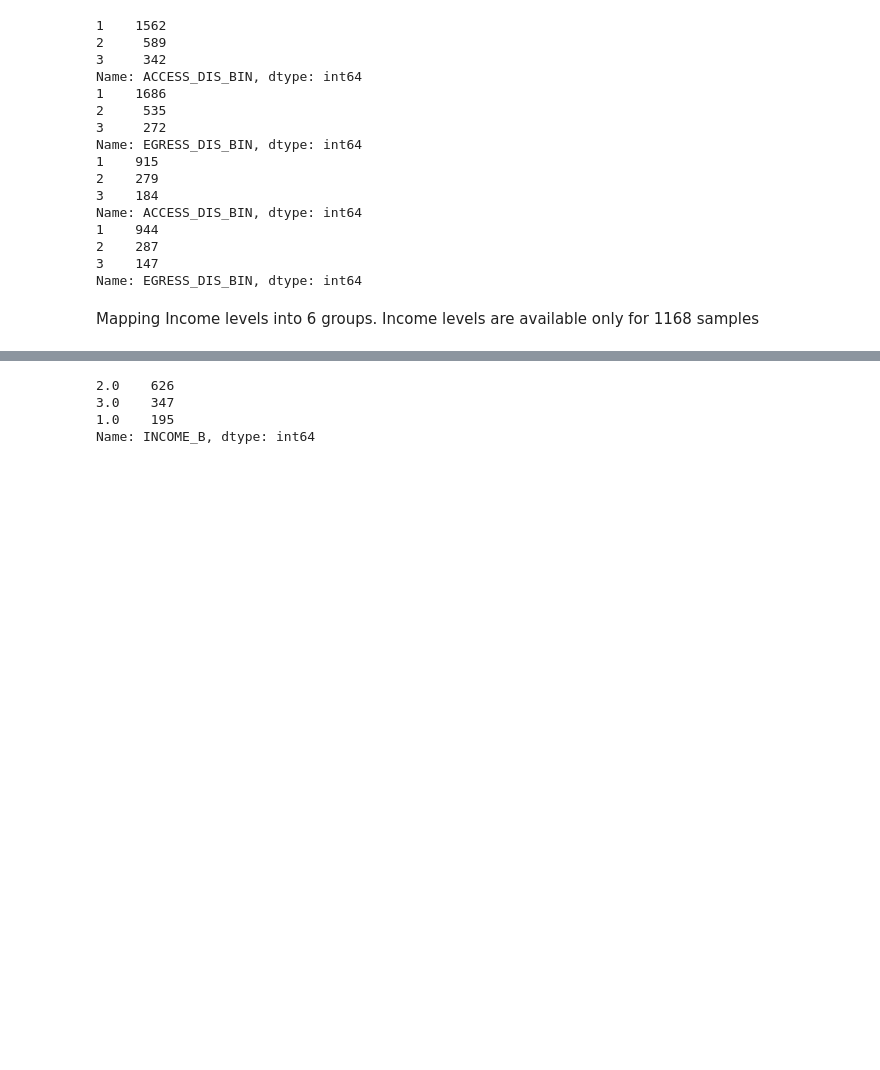
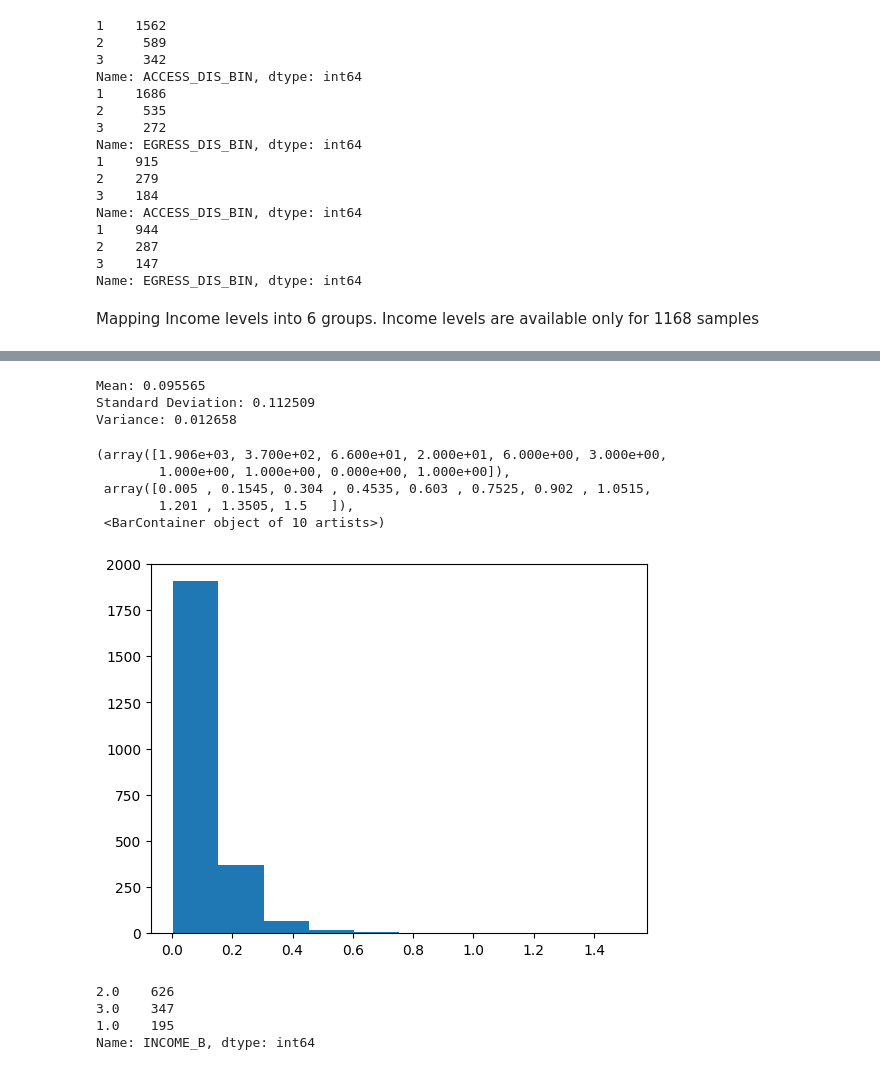
Before and after one commit to Gavaskar24/Metro, a Jupyter notebook: EDA.ipynb, the cells around one changed output, grey strips where cells are left out. Saved outputs shown, nothing was run; the diff lists cells and outputs as text; code cells hidden in the pictures; blank space fills up the shorter version.

```diff
--- a/EDA.ipynb
+++ b/EDA.ipynb
@@ -201,3 +237,24 @@ df_park['INCOME']=df_park.INCOME.map(income_mapper)
+# %%
+df2=df[df['ACCESS_M']==3]
+df2=df.loc[(df['ACCESS_TIME']>0) & (df['ACCESS_TIME']<30)]
+
+array=np.array(df2['ACCESS_DIS_MIN']/df2['ACCESS_TIME'])
+# print array statistics
+print('Mean: %f' % np.mean(array))
+print('Standard Deviation: %f' % np.std(array))
+print('Variance: %f' % np.var(array))
+# Plot the array as bar chart using value counts
+plt.hist(array)
+# %% [output]
+Mean: 0.095565
+Standard Deviation: 0.112509
+Variance: 0.012658
+(array([1.906e+03, 3.700e+02, 6.600e+01, 2.000e+01, 6.000e+00, 3.000e+00,
+        1.000e+00, 1.000e+00, 0.000e+00, 1.000e+00]),
+ array([0.005 , 0.1545, 0.304 , 0.4535, 0.603 , 0.7525, 0.902 , 1.0515,
+        1.201 , 1.3505, 1.5   ]),
+ <BarContainer object of 10 artists>)
+[figure, added]
 # %%
 # df,df_park=read_data()
 income_mapper={1:1,2:1,3:2,4:2,5:3,6:3}
```
Also changed, not shown: parts of 5 cells of this notebook, 2 other files.
